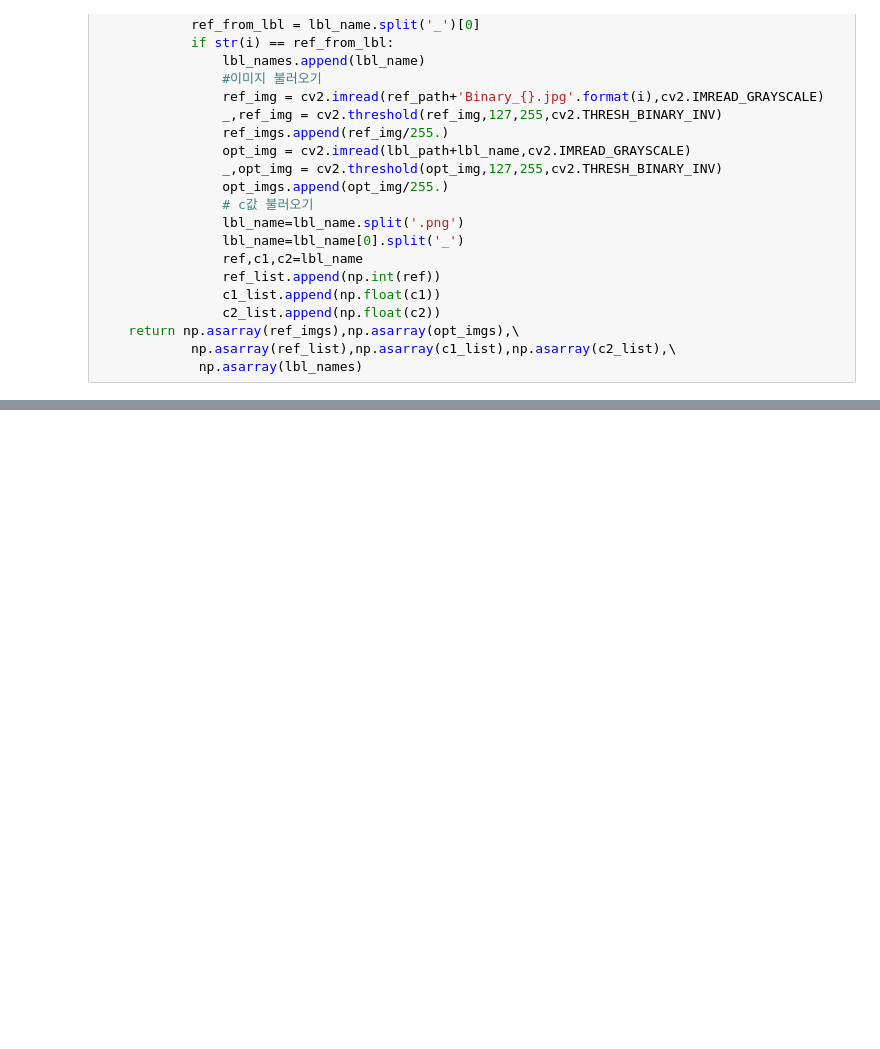
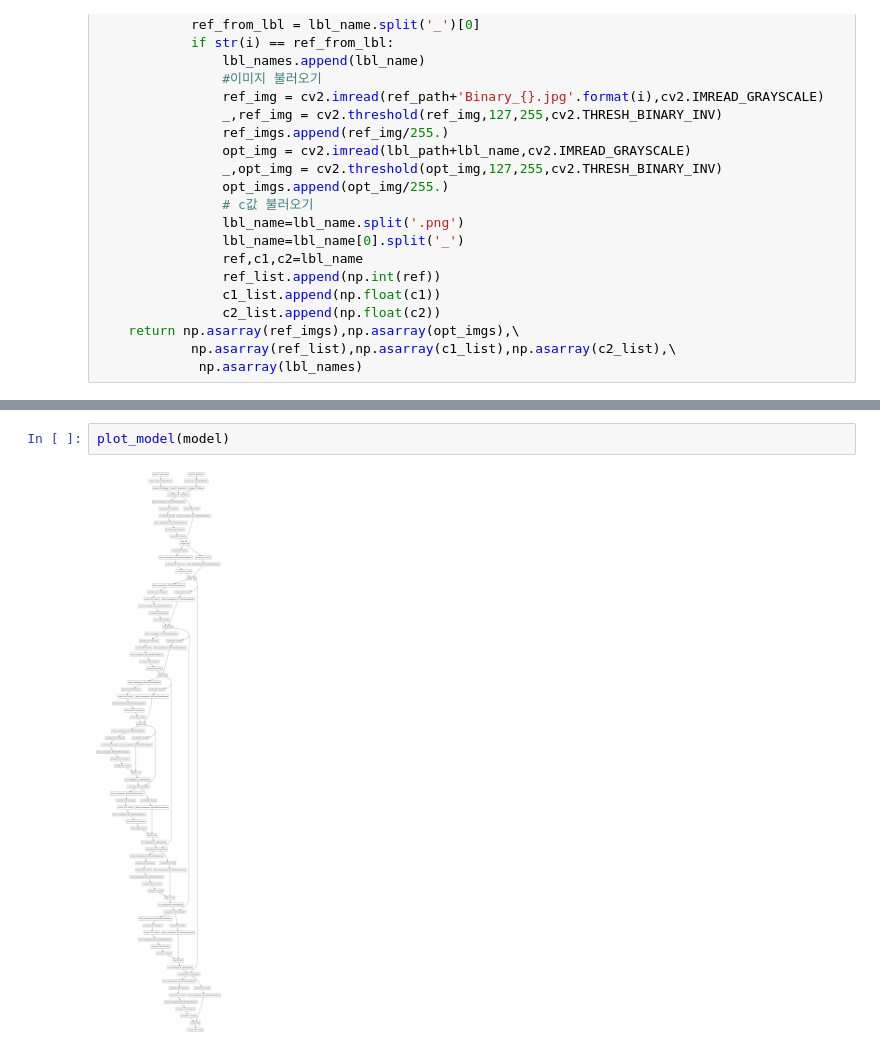
Before and after one commit to soyngyoo/Custom_Architectures, a Jupyter notebook: Baseline2_resUnet_based.ipynb, the cells around one changed output, grey strips where cells are left out. Saved outputs shown, nothing was run; the diff lists cells and outputs as text; blank space fills up the shorter version.

```diff
--- a/Baseline2_resUnet_based.ipynb
+++ b/Baseline2_resUnet_based.ipynb
@@ -217,0 +225,4 @@ save_result(gen_imgs,opt_imgs[start:stop],valid_ds,lbl_names[start:stop])
+# %%
+plot_model(model)
+# %% [output]
+[figure, added]
```
Also changed, not shown: parts of 8 cells of this notebook.
